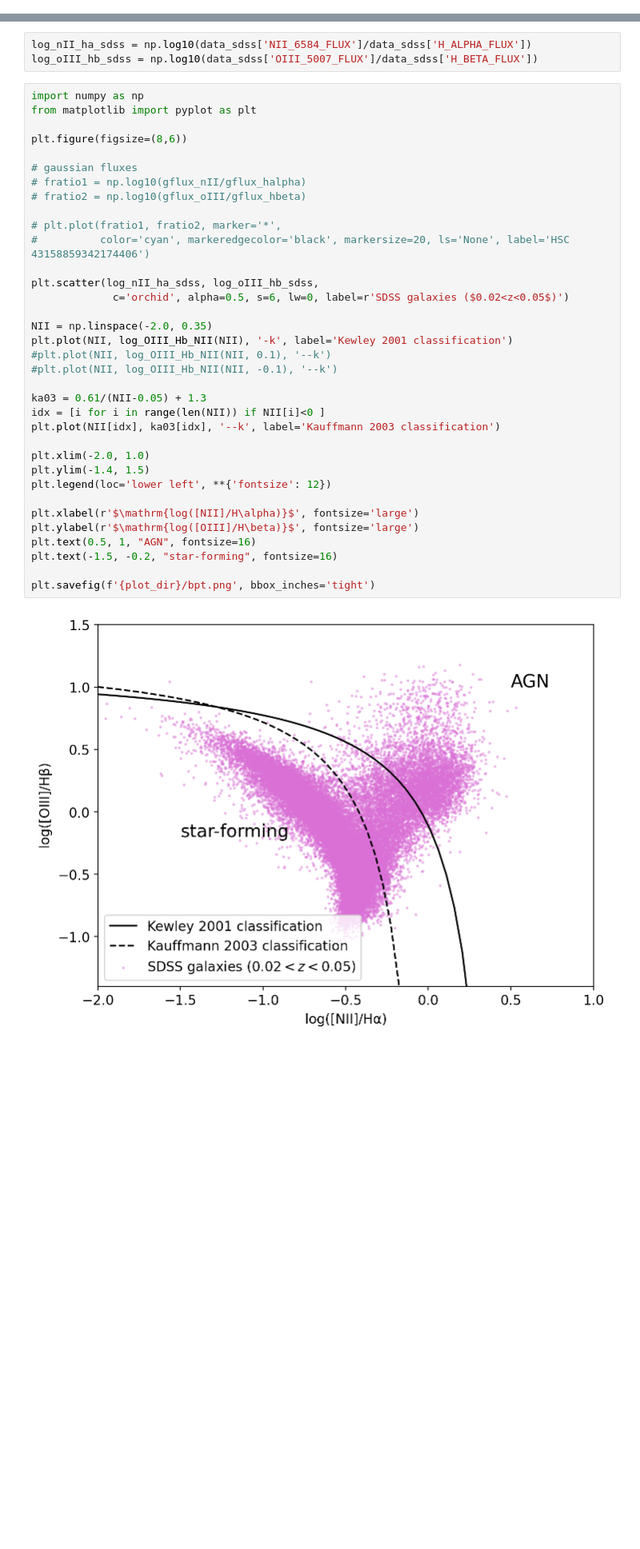
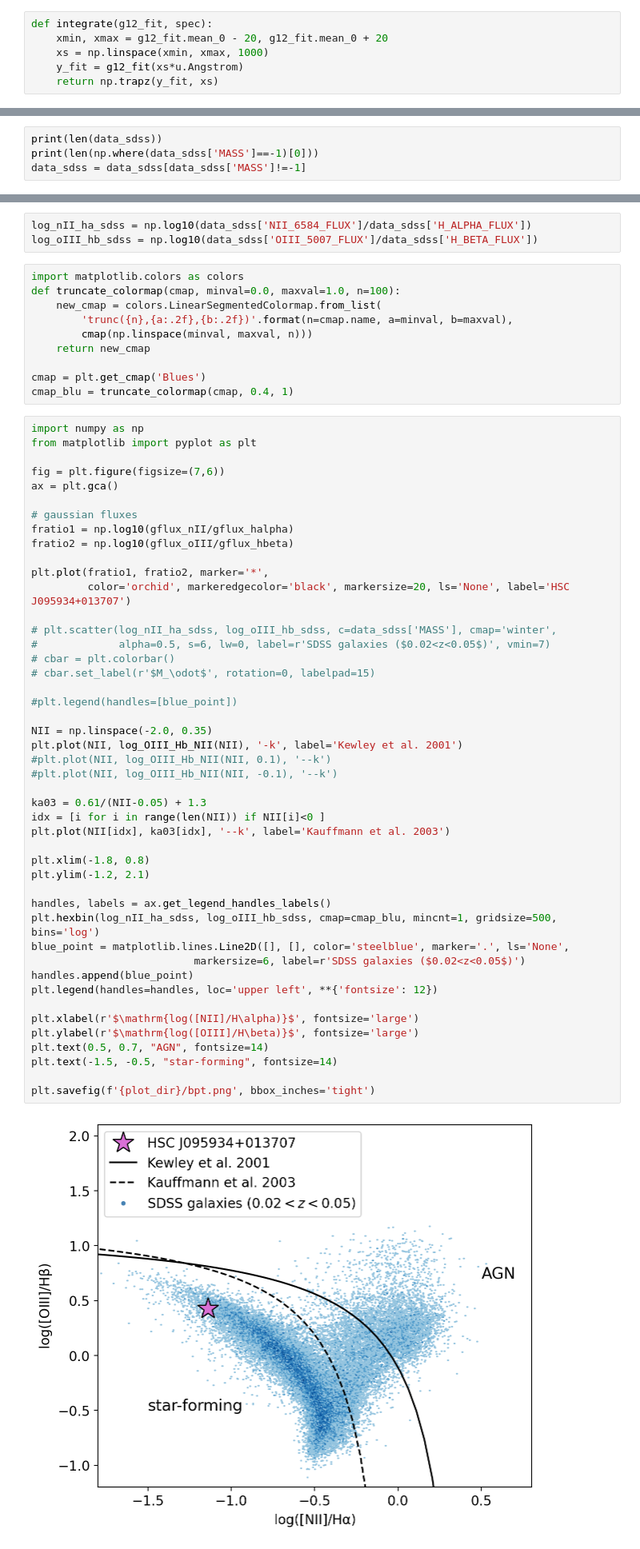
Before and after one commit to kstoreyf/anomalies-GAN-HSC, a Jupyter notebook: notebooks/plots_bluedot_2021-04-06.ipynb, the cells around one changed output, grey strips where cells are left out. Shown at 80% size. Saved outputs shown, nothing was run; the diff lists cells and outputs as text; blank space fills up the shorter version.

Commit message:
updated blue dot figures

```diff
--- a/notebooks/plots_bluedot_2021-04-06.ipynb
+++ b/notebooks/plots_bluedot_2021-04-06.ipynb
@@ -133,0 +248,6 @@ ax2.set_ylim(ymin, ymax)
+# %%
+def integrate(g12_fit, spec):
+    xmin, xmax = g12_fit.mean_0 - 20, g12_fit.mean_0 + 20
+    xs = np.linspace(xmin, xmax, 1000)
+    y_fit = g12_fit(xs*u.Angstrom)
+    return np.trapz(y_fit, xs)
@@ -162,0 +426,4 @@ ColDefs(
+# %%
+print(len(data_sdss))
+print(len(np.where(data_sdss['MASS']==-1)[0]))
+data_sdss = data_sdss[data_sdss['MASS']!=-1]
@@ -163,43 +433,64 @@ ColDefs(
 # %%
 log_nII_ha_sdss = np.log10(data_sdss['NII_6584_FLUX']/data_sdss['H_ALPHA_FLUX'])
 log_oIII_hb_sdss = np.log10(data_sdss['OIII_5007_FLUX']/data_sdss['H_BETA_FLUX'])
+# %%
+import matplotlib.colors as colors
+def truncate_colormap(cmap, minval=0.0, maxval=1.0, n=100):
+    new_cmap = colors.LinearSegmentedColormap.from_list(
+        'trunc({n},{a:.2f},{b:.2f})'.format(n=cmap.name, a=minval, b=maxval),
+        cmap(np.linspace(minval, maxval, n)))
+    return new_cmap
+
+cmap = plt.get_cmap('Blues')
+cmap_blu = truncate_colormap(cmap, 0.4, 1)
 # %%
 import numpy as np
 from matplotlib import pyplot as plt
 
-plt.figure(figsize=(8,6))
+fig = plt.figure(figsize=(7,6))
+ax = plt.gca()
 
 # gaussian fluxes
-# fratio1 = np.log10(gflux_nII/gflux_halpha)
-# fratio2 = np.log10(gflux_oIII/gflux_hbeta)
+fratio1 = np.log10(gflux_nII/gflux_halpha)
+fratio2 = np.log10(gflux_oIII/gflux_hbeta)
 
-# plt.plot(fratio1, fratio2, marker='*',
-#          color='cyan', markeredgecolor='black', markersize=20, ls='None', label='HSC 43158859342174406')
+plt.plot(fratio1, fratio2, marker='*',
+         color='orchid', markeredgecolor='black', markersize=20, ls='None', label='HSC J095934+013707')
 
-plt.scatter(log_nII_ha_sdss, log_oIII_hb_sdss,
-             c='orchid', alpha=0.5, s=6, lw=0, label=r'SDSS galaxies ($0.02<z<0.05$)')
+# plt.scatter(log_nII_ha_sdss, log_oIII_hb_sdss, c=data_sdss['MASS'], cmap='winter',
+#             alpha=0.5, s=6, lw=0, label=r'SDSS galaxies ($0.02<z<0.05$)', vmin=7)
+# cbar = plt.colorbar()
+# cbar.set_label(r'$M_\odot$', rotation=0, labelpad=15)
+
+#plt.legend(handles=[blue_point])
 
 NII = np.linspace(-2.0, 0.35)
-plt.plot(NII, log_OIII_Hb_NII(NII), '-k', label='Kewley 2001 classification')
+plt.plot(NII, log_OIII_Hb_NII(NII), '-k', label='Kewley et al. 2001')
 #plt.plot(NII, log_OIII_Hb_NII(NII, 0.1), '--k')
 #plt.plot(NII, log_OIII_Hb_NII(NII, -0.1), '--k')
 
 ka03 = 0.61/(NII-0.05) + 1.3
 idx = [i for i in range(len(NII)) if NII[i]<0 ]
-plt.plot(NII[idx], ka03[idx], '--k', label='Kauffmann 2003 classification')
+plt.plot(NII[idx], ka03[idx], '--k', label='Kauffmann et al. 2003')
 
-plt.xlim(-2.0, 1.0)
-plt.ylim(-1.4, 1.5)
-plt.legend(loc='lower left', **{'fontsize': 12})
+plt.xlim(-1.8, 0.8)
+plt.ylim(-1.2, 2.1)
+
+handles, labels = ax.get_legend_handles_labels()
+plt.hexbin(log_nII_ha_sdss, log_oIII_hb_sdss, cmap=cmap_blu, mincnt=1, gridsize=500, bins='log')
+blue_point = matplotlib.lines.Line2D([], [], color='steelblue', marker='.', ls='None',
+                          markersize=6, label=r'SDSS galaxies ($0.02<z<0.05$)')
+handles.append(blue_point)
+plt.legend(handles=handles, loc='upper left', **{'fontsize': 12})
 
 plt.xlabel(r'$\mathrm{log([NII]/H\alpha)}$', fontsize='large')
 plt.ylabel(r'$\mathrm{log([OIII]/H\beta)}$', fontsize='large')
-plt.text(0.5, 1, "AGN", fontsize=16)
-plt.text(-1.5, -0.2, "star-forming", fontsize=16)
+plt.text(0.5, 0.7, "AGN", fontsize=14)
+plt.text(-1.5, -0.5, "star-forming", fontsize=14)
 
 plt.savefig(f'{plot_dir}/bpt.png', bbox_inches='tight')
 # %% [output]
-[figure, old version]
+[figure, new version]
 # %% [markdown]
 ## Color-color diagram
 # %%
```
Also changed, not shown: parts of 30 cells of this notebook.
